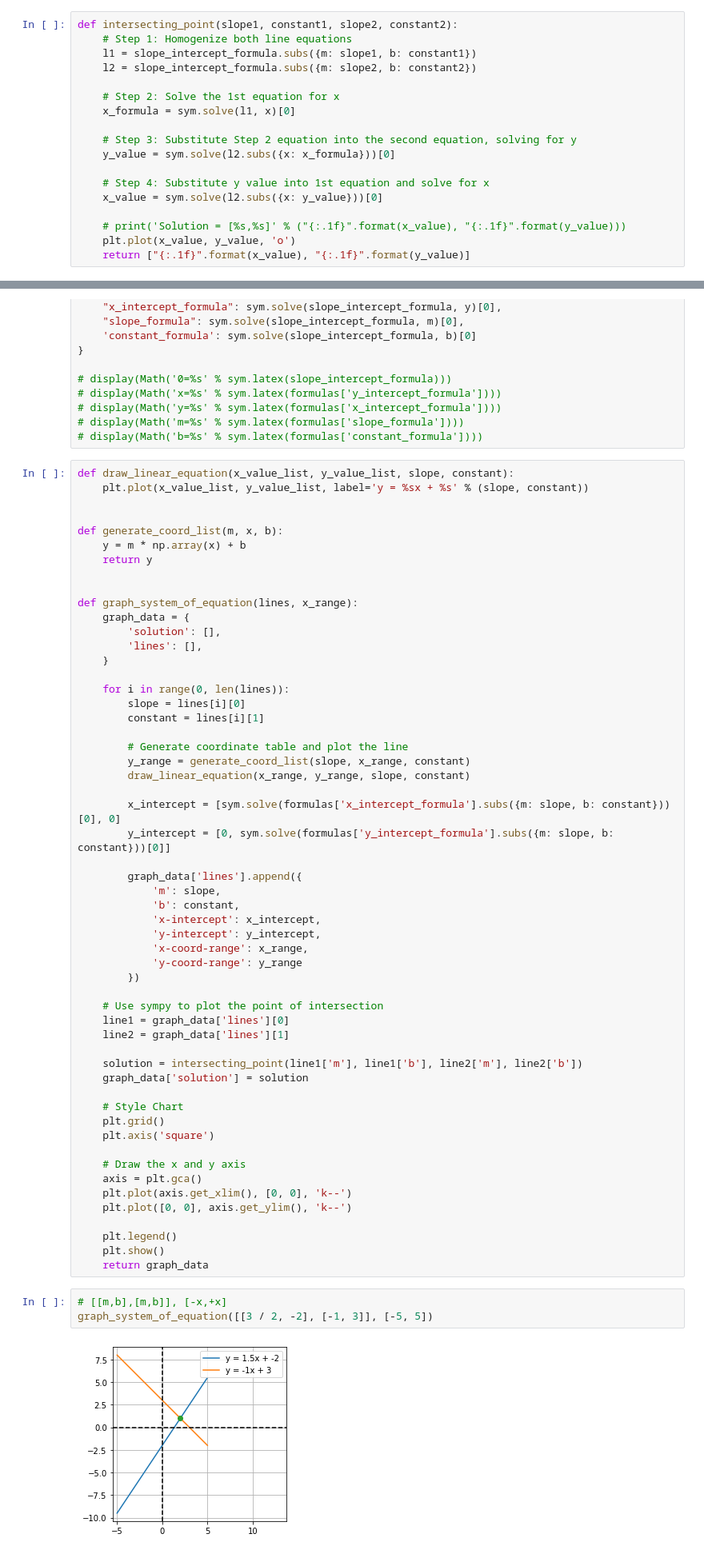
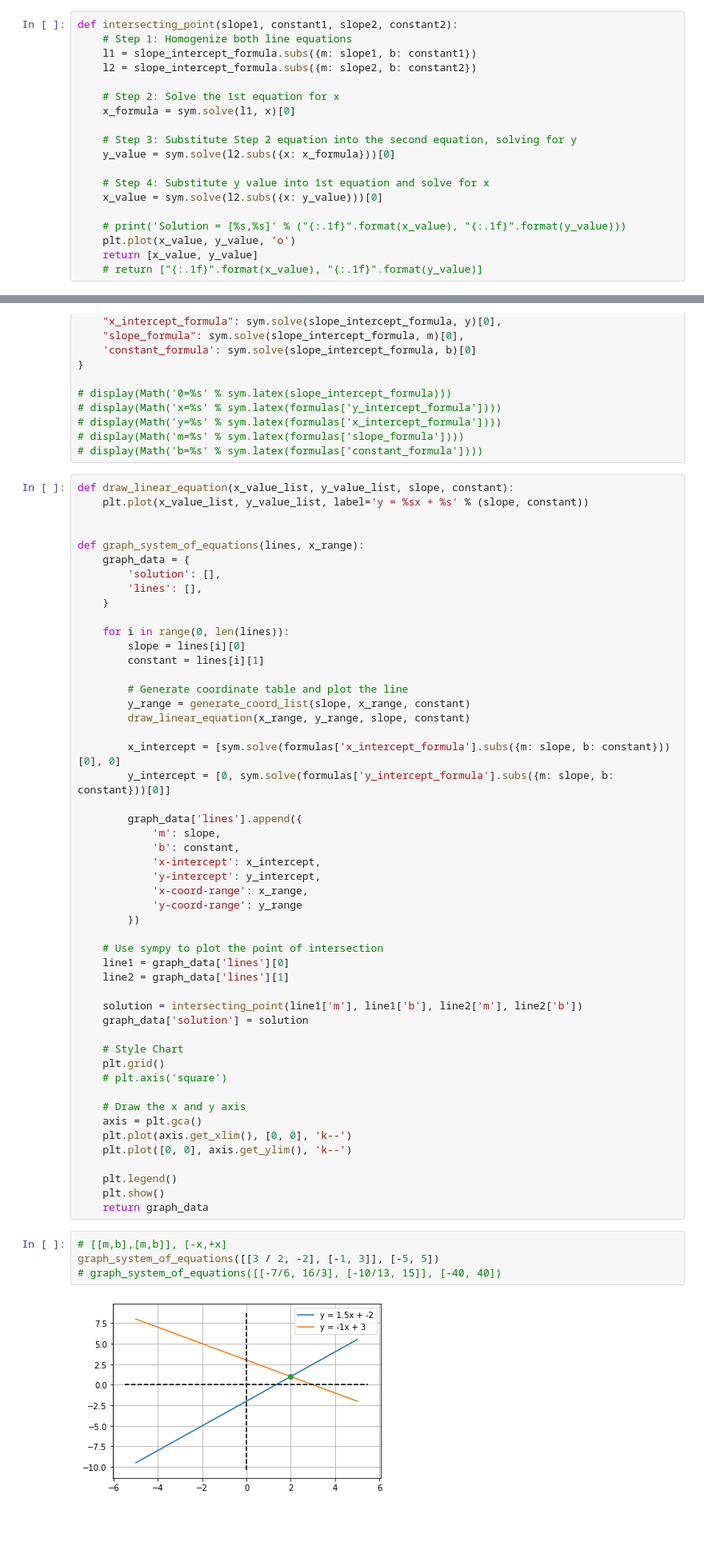
Before and after one commit to LiamCarrLLC/Learning-Symbolic-Math-Python, a Jupyter notebook: My Projects/SystemOfEquationSolve&Graph.ipynb, the cells around one changed output, grey strips where cells are left out. Shown at 80% size. Saved outputs shown, nothing was run; the diff lists cells and outputs as text; blank space fills up the shorter version.

```diff
--- a/My Projects/SystemOfEquationSolve&Graph.ipynb
+++ b/My Projects/SystemOfEquationSolve&Graph.ipynb
@@ -22,7 +100,8 @@ def intersecting_point(slope1, constant1, slope2, constant2):
 
     # print('Solution = [%s,%s]' % ("{:.1f}".format(x_value), "{:.1f}".format(y_value)))
     plt.plot(x_value, y_value, 'o')
-    return ["{:.1f}".format(x_value), "{:.1f}".format(y_value)]
+    return [x_value, y_value]
+    # return ["{:.1f}".format(x_value), "{:.1f}".format(y_value)]
 # %%
 b, m, x, y = sym.symbols('b, m, x,y')
 slope_intercept_formula = m * x - y + b
@@ -44,12 +123,7 @@ def draw_linear_equation(x_value_list, y_value_list, slope, constant):
     plt.plot(x_value_list, y_value_list, label='y = %sx + %s' % (slope, constant))
 
 
-def generate_coord_list(m, x, b):
-    y = m * np.array(x) + b
-    return y
-
-
-def graph_system_of_equation(lines, x_range):
+def graph_system_of_equations(lines, x_range):
     graph_data = {
         'solution': [],
         'lines': [],
@@ -84,7 +158,7 @@ def graph_system_of_equation(lines, x_range):
 
     # Style Chart
     plt.grid()
-    plt.axis('square')
+    # plt.axis('square')
 
     # Draw the x and y axis
     axis = plt.gca()
@@ -96,6 +170,7 @@ def graph_system_of_equation(lines, x_range):
     return graph_data
 # %%
 # [[m,b],[m,b]], [-x,+x]
-graph_system_of_equation([[3 / 2, -2], [-1, 3]], [-5, 5])
+graph_system_of_equations([[3 / 2, -2], [-1, 3]], [-5, 5])
+# graph_system_of_equations([[-7/6, 16/3], [-10/13, 15]], [-40, 40])
 # %% [output]
-[figure, old version]
+[figure, new version]
```
Also changed, not shown: parts of 2 cells of this notebook.
